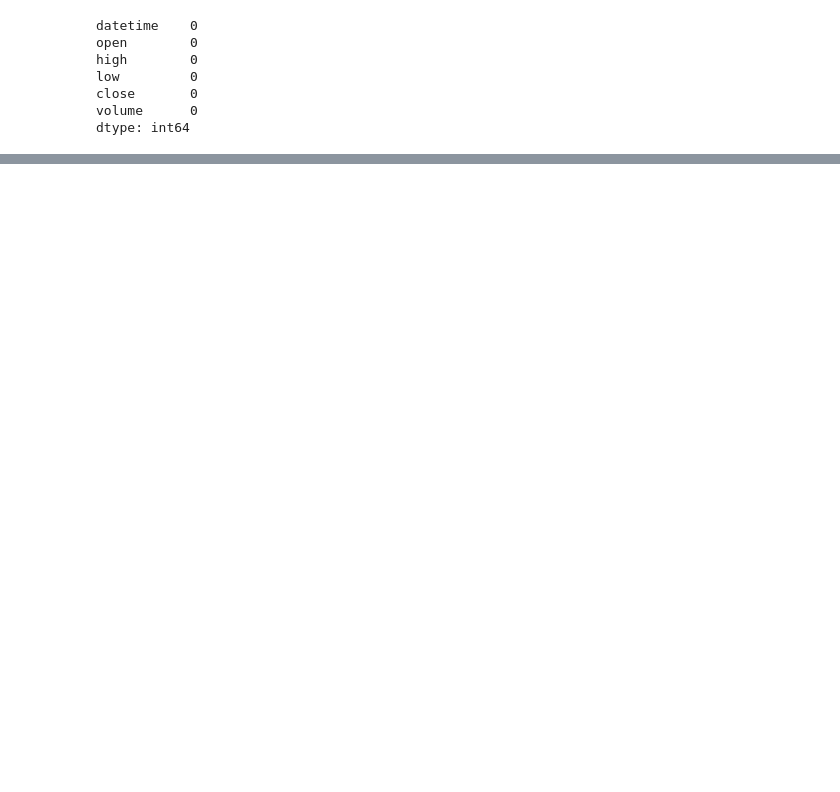
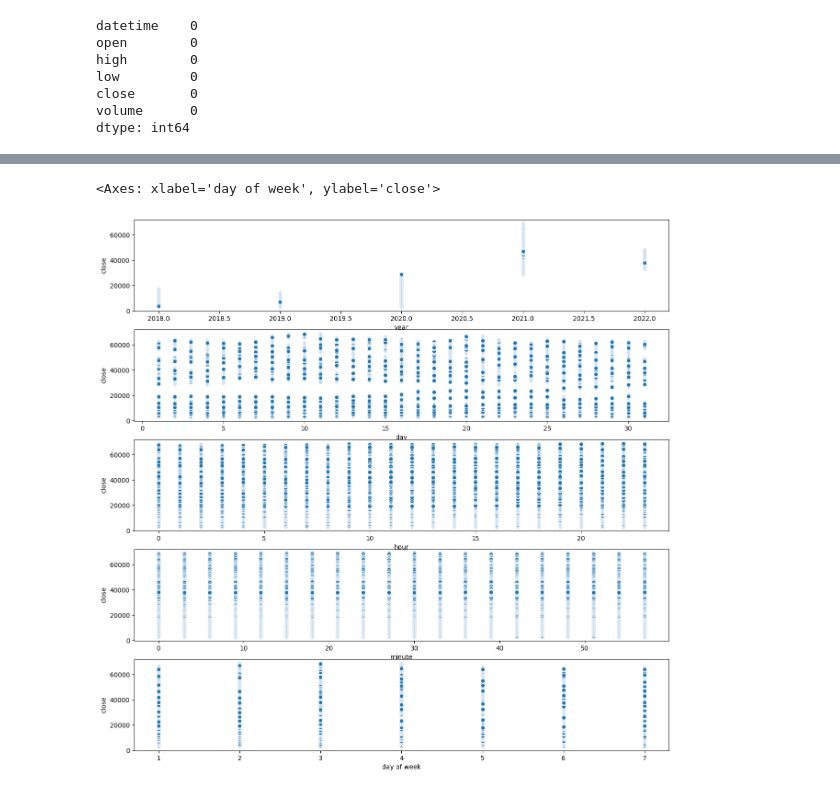
Before and after one commit to devroopsaha744/Predicting-time-series-using-xgboost, a Jupyter notebook: Time_Series_Forecast_to_predict_Stock_Data_BTC_USDT.ipynb, the cells around one changed output, grey strips where cells are left out. Cells and saved outputs as stored; diff of their text form; code cells hidden in the pictures; blank space fills up the shorter version.

```diff
--- a/Time_Series_Forecast_to_predict_Stock_Data_BTC_USDT.ipynb
+++ b/Time_Series_Forecast_to_predict_Stock_Data_BTC_USDT.ipynb
@@ -160,0 +141,11 @@ plt.show()
+# %%
+#for x in input_close:
+fig, axes = plt.subplots(5,1, figsize= (15, 15))
+sns.scatterplot(x = 'year', y = 'close', data = df_close, ax = axes[0])
+sns.scatterplot(x = 'day', y = 'close', data = df_close, ax = axes[1])
+sns.scatterplot(x = 'hour', y = 'close', data = df_close, ax = axes[2])
+sns.scatterplot(x = 'minute', y = 'close', data = df_close, ax = axes[3])
+sns.scatterplot(x = 'day of week', y = 'close', data = df_close, ax = axes[4])
+# %% [output]
+<Axes: xlabel='day of week', ylabel='close'>
+[figure, added]
```
Also changed, not shown: parts of 37 cells of this notebook.
